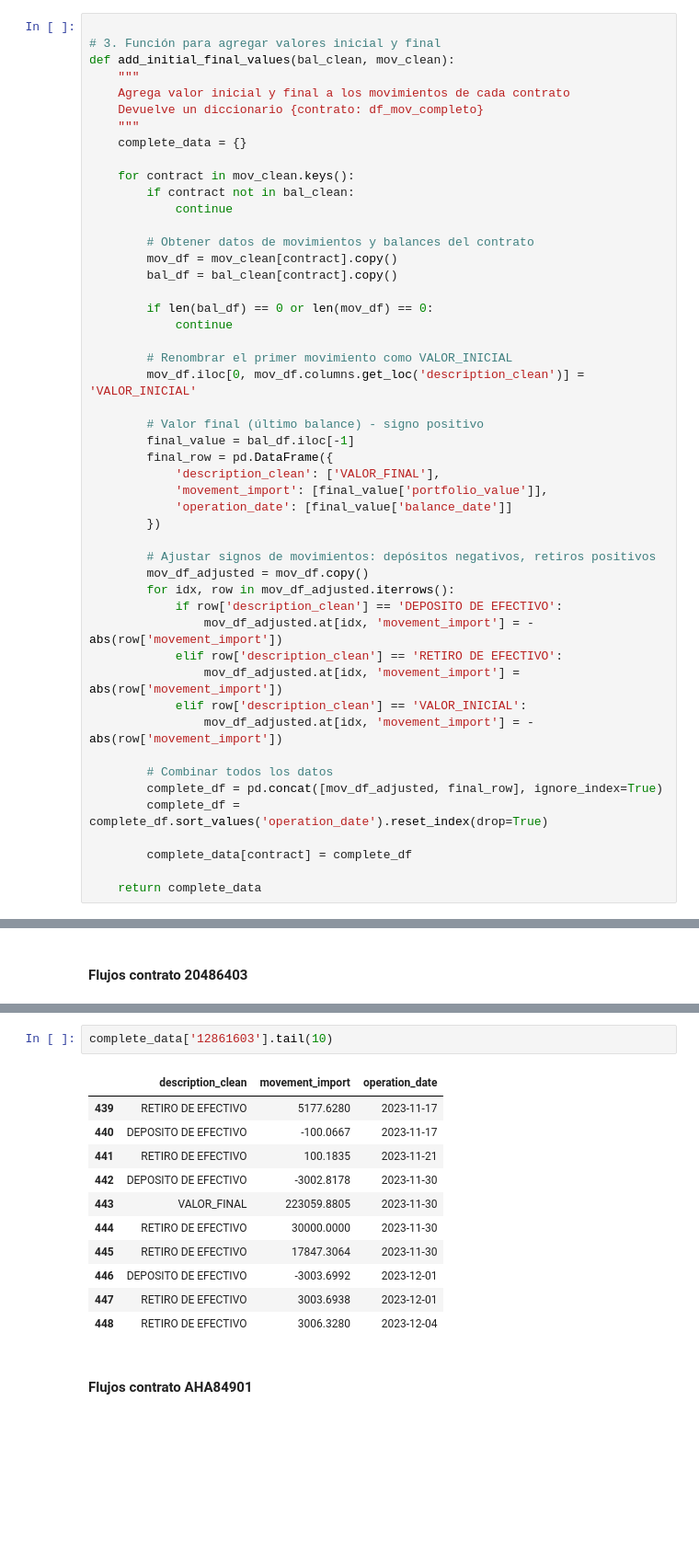
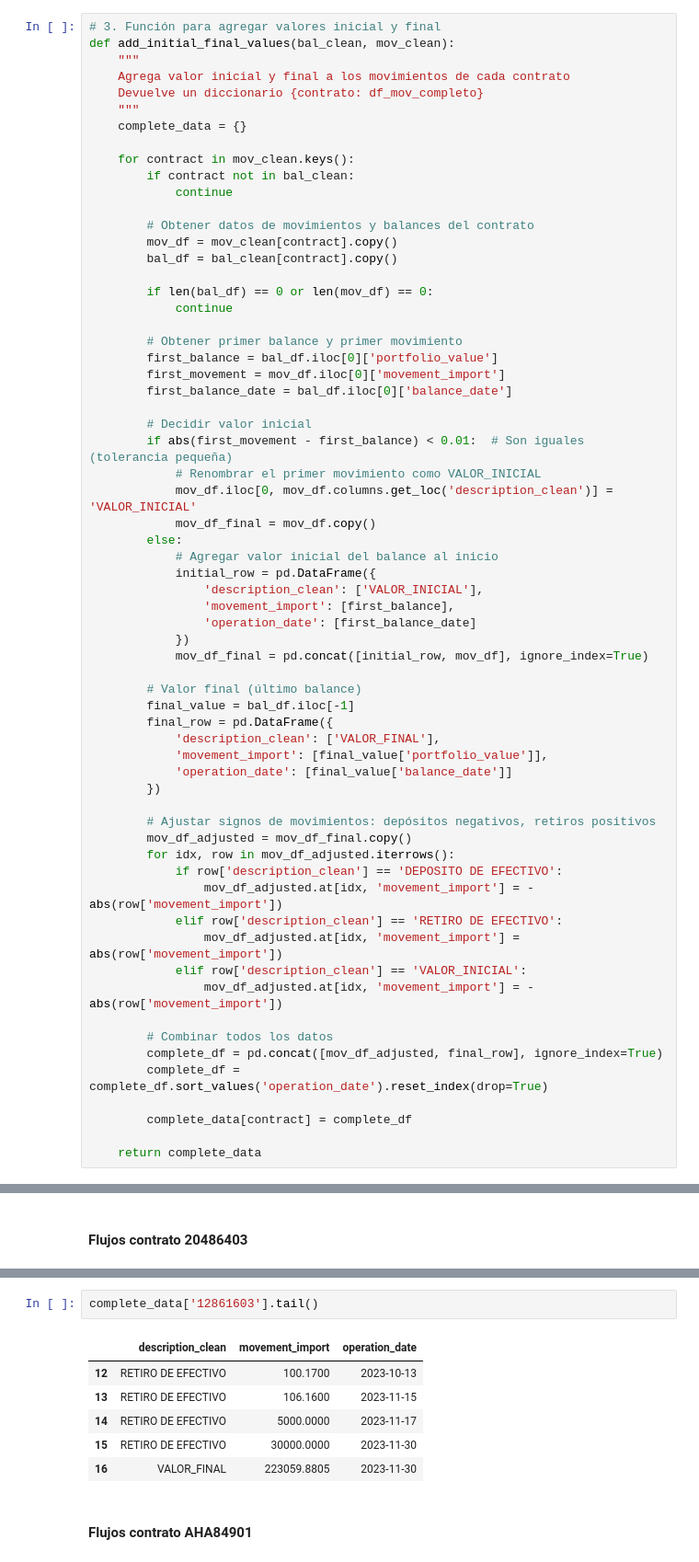
Before and after one commit to aluisaespinoza1/MWRR, a Jupyter notebook: MWRR_final.ipynb, the cells around one changed output, grey strips where cells are left out. Shown at 92% size. Drawn from its saved outputs; the diff is of its cells as text; blank space fills up the shorter version.

```diff
--- a/MWRR_final.ipynb
+++ b/MWRR_final.ipynb
@@ -154,5 +148,4 @@ mov_clean['AHA84901'].head()
 # %%
-
 # 3. Función para agregar valores inicial y final
 def add_initial_final_values(bal_clean, mov_clean):
     """
@@ -172,10 +165,26 @@ def add_initial_final_values(bal_clean, mov_clean):
         if len(bal_df) == 0 or len(mov_df) == 0:
             continue
 
-        # Renombrar el primer movimiento como VALOR_INICIAL
-        mov_df.iloc[0, mov_df.columns.get_loc('description_clean')] = 'VALOR_INICIAL'
+        # Obtener primer balance y primer movimiento
+        first_balance = bal_df.iloc[0]['portfolio_value']
+        first_movement = mov_df.iloc[0]['movement_import']
+        first_balance_date = bal_df.iloc[0]['balance_date']
 
-        # Valor final (último balance) - signo positivo
+        # Decidir valor inicial
+        if abs(first_movement - first_balance) < 0.01:  # Son iguales (tolerancia pequeña)
+            # Renombrar el primer movimiento como VALOR_INICIAL
+            mov_df.iloc[0, mov_df.columns.get_loc('description_clean')] = 'VALOR_INICIAL'
+            mov_df_final = mov_df.copy()
+        else:
+            # Agregar valor inicial del balance al inicio
+            initial_row = pd.DataFrame({
+                'description_clean': ['VALOR_INICIAL'],
+                'movement_import': [first_balance],
+                'operation_date': [first_balance_date]
+            })
+            mov_df_final = pd.concat([initial_row, mov_df], ignore_index=True)
+
+        # Valor final (último balance)
         final_value = bal_df.iloc[-1]
         final_row = pd.DataFrame({
             'description_clean': ['VALOR_FINAL'],
@@ -184,7 +193,7 @@ def add_initial_final_values(bal_clean, mov_clean):
         })
 
         # Ajustar signos de movimientos: depósitos negativos, retiros positivos
-        mov_df_adjusted = mov_df.copy()
+        mov_df_adjusted = mov_df_final.copy()
         for idx, row in mov_df_adjusted.iterrows():
             if row['description_clean'] == 'DEPOSITO DE EFECTIVO':
                 mov_df_adjusted.at[idx, 'movement_import'] = -abs(row['movement_import'])
@@ -244,17 +248,12 @@ complete_data['20486403'].head()
 # %%
-complete_data['12861603'].tail(10)
+complete_data['12861603'].tail()
 # %% [output]
 |  | description_clean | movement_import | operation_date |
-| 439 | RETIRO DE EFECTIVO | 5177.6280 | 2023-11-17 |
-| 440 | DEPOSITO DE EFECTIVO | -100.0667 | 2023-11-17 |
-| 441 | RETIRO DE EFECTIVO | 100.1835 | 2023-11-21 |
-| 442 | DEPOSITO DE EFECTIVO | -3002.8178 | 2023-11-30 |
-| 443 | VALOR_FINAL | 223059.8805 | 2023-11-30 |
-| 444 | RETIRO DE EFECTIVO | 30000.0000 | 2023-11-30 |
-| 445 | RETIRO DE EFECTIVO | 17847.3064 | 2023-11-30 |
-| 446 | DEPOSITO DE EFECTIVO | -3003.6992 | 2023-12-01 |
-| 447 | RETIRO DE EFECTIVO | 3003.6938 | 2023-12-01 |
-| 448 | RETIRO DE EFECTIVO | 3006.3280 | 2023-12-04 |
+| 12 | RETIRO DE EFECTIVO | 100.1700 | 2023-10-13 |
+| 13 | RETIRO DE EFECTIVO | 106.1600 | 2023-11-15 |
+| 14 | RETIRO DE EFECTIVO | 5000.0000 | 2023-11-17 |
+| 15 | RETIRO DE EFECTIVO | 30000.0000 | 2023-11-30 |
+| 16 | VALOR_FINAL | 223059.8805 | 2023-11-30 |
 # %% [markdown]
 #### Flujos contrato AHA84901
 # %%
```
Also changed, not shown: parts of 10 cells of this notebook.
